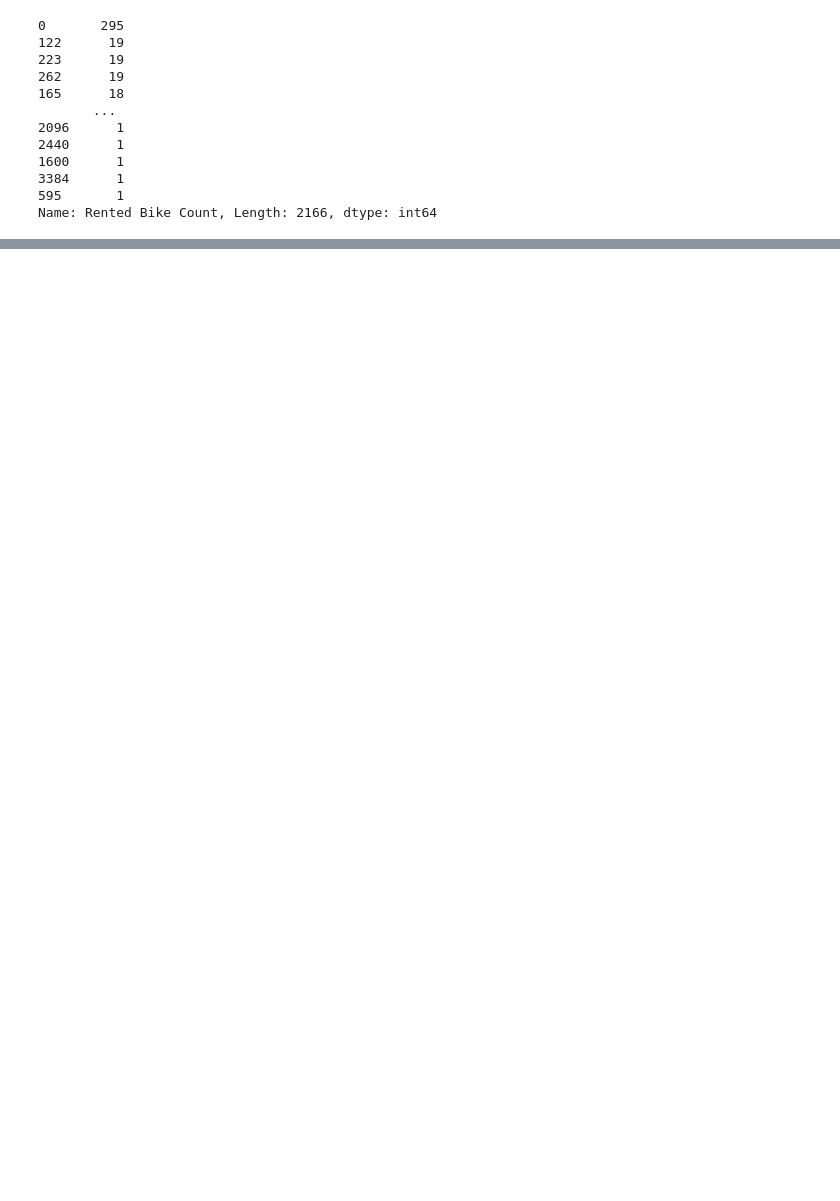
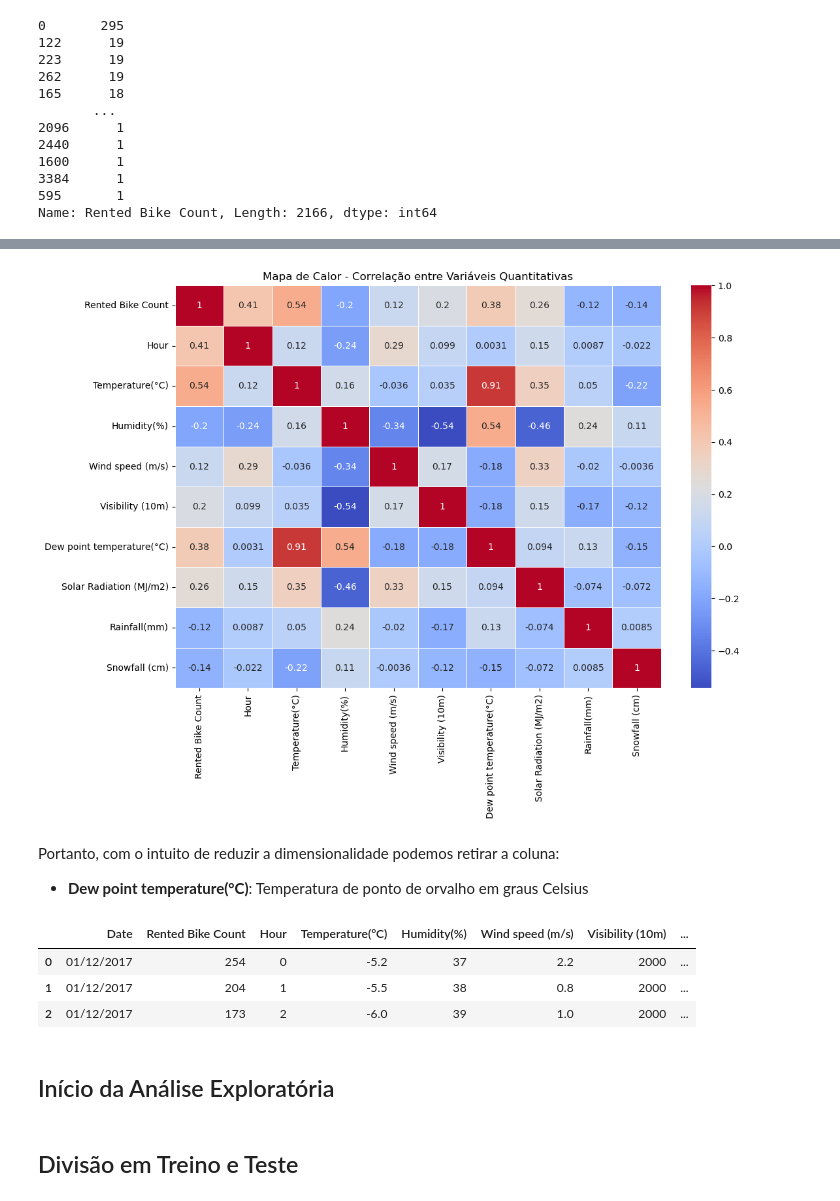
Before and after one commit to EnzoSilva14/Seoul_Bike_Sharing, a Jupyter notebook: Projeto 2.ipynb, the cells around one changed output, grey strips where cells are left out. Saved outputs shown, nothing was run; the diff lists cells and outputs as text; code cells hidden in the pictures; blank space fills up the shorter version.

```diff
--- a/Projeto 2.ipynb
+++ b/Projeto 2.ipynb
@@ -92,0 +143,15 @@ Name: Rented Bike Count, Length: 2166, dtype: int64
+# %%
+# Selecione apenas as variáveis quantitativas
+variaveis_quantitativas = df.select_dtypes(include=['float64', 'int64'])
+plt.figure(figsize=(12, 8))
+heatmap = sns.heatmap(variaveis_quantitativas.corr(), annot=True, cmap='coolwarm', linewidths=.5)
+plt.title('Mapa de Calor - Correlação entre Variáveis Quantitativas')
+plt.show()
+# %% [output]
+[figure, added]
+# %% [markdown]
+Portanto, com o intuito de reduzir a dimensionalidade podemos retirar a coluna:
+
+<ul>
+    <li><strong>Dew point temperature(°C)</strong>: Temperatura de ponto de orvalho em graus Celsius</li>
+</ul>
@@ -92,0 +160,11 @@ Name: Rented Bike Count, Length: 2166, dtype: int64
+# %%
+df.head(3)
+# %% [output]
+|  | Date | Rented Bike Count | Hour | Temperature(°C) | Humidity(%) | Wind speed (m/s) | Visibility (10m) | ... |
+| 0 | 01/12/2017 | 254 | 0 | -5.2 | 37 | 2.2 | 2000 | ... |
+| 1 | 01/12/2017 | 204 | 1 | -5.5 | 38 | 0.8 | 2000 | ... |
+| 2 | 01/12/2017 | 173 | 2 | -6.0 | 39 | 1.0 | 2000 | ... |
+# %% [markdown]
+<h2>Início da Análise Exploratória</h2>
+# %% [markdown]
+<h2>Divisão em Treino e Teste</h2>
```
Also changed, not shown: parts of 17 cells of this notebook.
